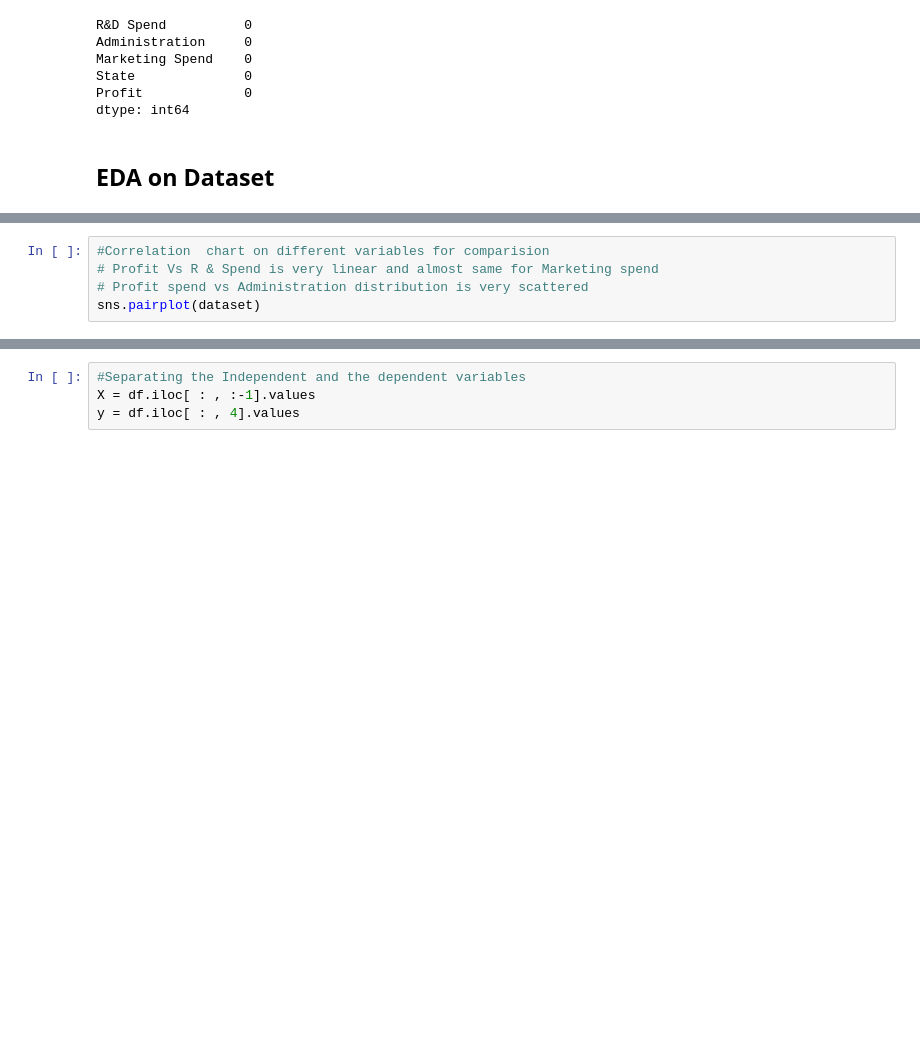
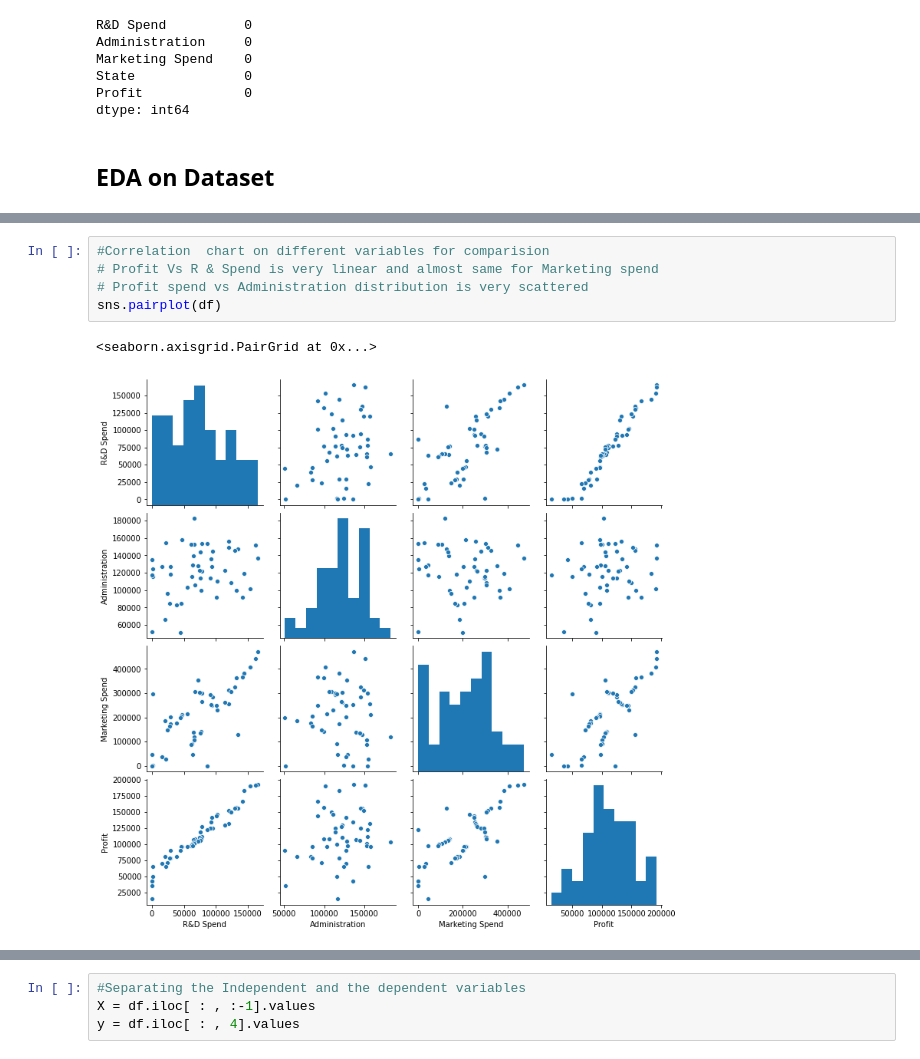
Before and after one commit to ksaurabh2468/enigma, a Jupyter notebook: enigma_TeamBeingArtificial.ipynb, the cells around one changed output, grey strips where cells are left out. Saved outputs shown, nothing was run; the diff lists cells and outputs as text; blank space fills up the shorter version.

```diff
--- a/enigma_TeamBeingArtificial.ipynb
+++ b/enigma_TeamBeingArtificial.ipynb
@@ -74,7 +75,10 @@ NameError: name 'dataset' is not defined
 # %%
 #Correlation  chart on different variables for comparision
 # Profit Vs R & Spend is very linear and almost same for Marketing spend
 # Profit spend vs Administration distribution is very scattered
-sns.pairplot(dataset)
+sns.pairplot(df)
+# %% [output]
+<seaborn.axisgrid.PairGrid at 0x...>
+[figure, added]
 # %%
 # profit split in State level - Looks Florida has the maximum Profit
```
Also changed, not shown: parts of 14 cells of this notebook.
